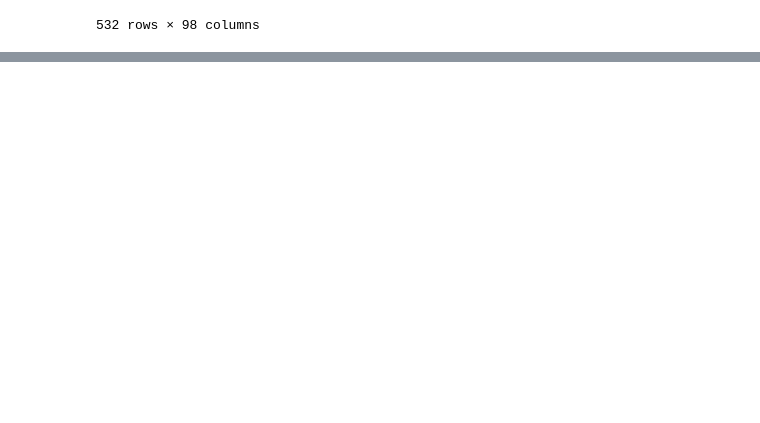
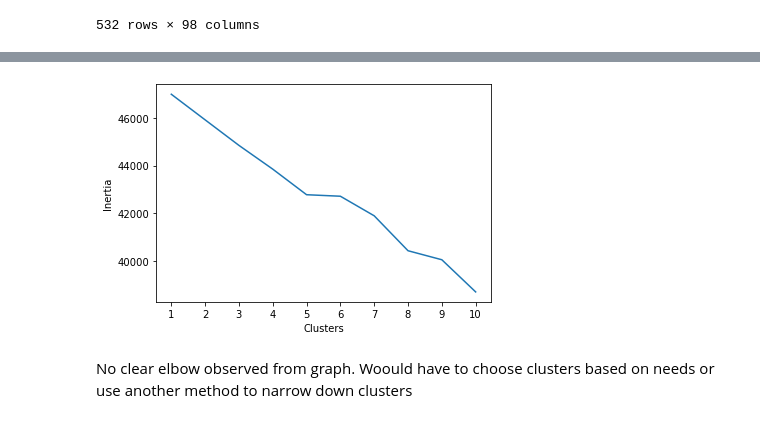
Before and after one commit to ravjolt/Supervised-Machine-Learning-Challenge, a Jupyter notebook: Unsupervised-Machine-Learning-Challenge.ipynb, the cells around one changed output, grey strips where cells are left out. Saved outputs shown, nothing was run; the diff lists cells and outputs as text; code cells hidden in the pictures; blank space fills up the shorter version.

```diff
--- a/Unsupervised-Machine-Learning-Challenge.ipynb
+++ b/Unsupervised-Machine-Learning-Challenge.ipynb
@@ -115,0 +225,22 @@ scaled_data = scaler.fit_transform(X)
+# %%
+#cluster k-means
+#use for loop to find inertia in range 1-10
+inertia = []
+k = list(range(1,11))
+
+for i in k:
+    kmeans=KMeans(n_clusters=i, random_state=40)
+    kmeans.fit(crypto_pca)
+    inertia.append(kmeans.inertia_)
+
+elbow = {'k': k, 'inertia': inertia}
+df_elbow = pd.DataFrame(elbow)
+plt.plot(df_elbow['k'], df_elbow['inertia'])
+plt.xticks(range(1,11))
+plt.xlabel('Clusters')
+plt.ylabel('Inertia')
+plt.show()
+# %% [output]
+[figure, added]
+# %% [markdown]
+No clear elbow observed from graph. Woould have to choose clusters based on needs or use another method to narrow down clusters
```
Also changed, not shown: parts of 13 cells of this notebook.
